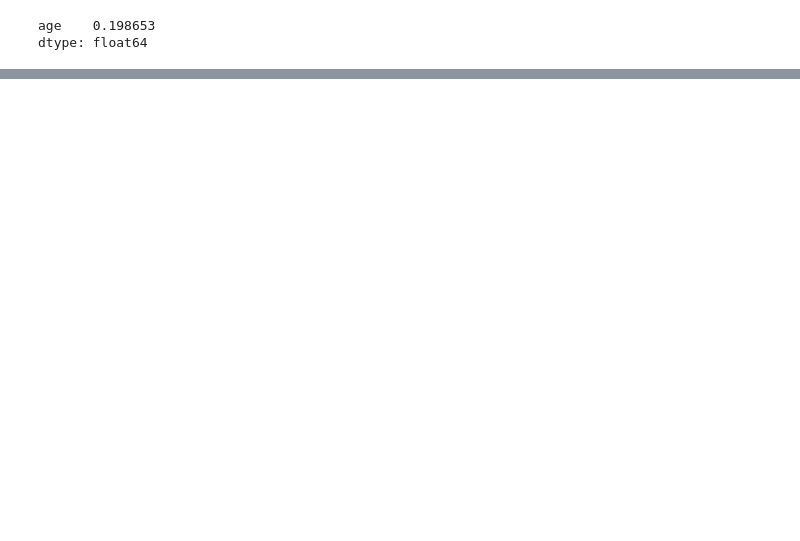
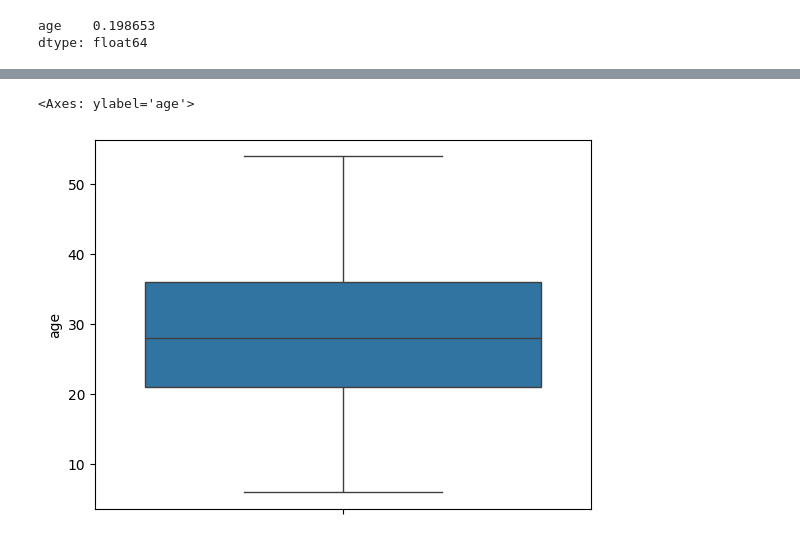
Before and after one commit to malikwaseem857/python_ka_chilla2023, a Jupyter notebook: day_18/regression.ipynb, the cells around one changed output, grey strips where cells are left out. Saved outputs shown, nothing was run; the diff lists cells and outputs as text; code cells hidden in the pictures; blank space fills up the shorter version.

```diff
--- a/day_18/regression.ipynb
+++ b/day_18/regression.ipynb
@@ -84,0 +123,9 @@ dtype: float64
+# %%
+# lets remove the outliers from age column
+df_linear = df_linear[(df['age'] > 5 ) & (df['age'] < 55)]
+# %%
+# lets again create boxplot
+sns.boxplot(y='age', data=df_linear)
+# %% [output]
+<Axes: ylabel='age'>
+[figure, added]
```
Also changed, not shown: parts of 24 cells of this notebook, 10 other files.
